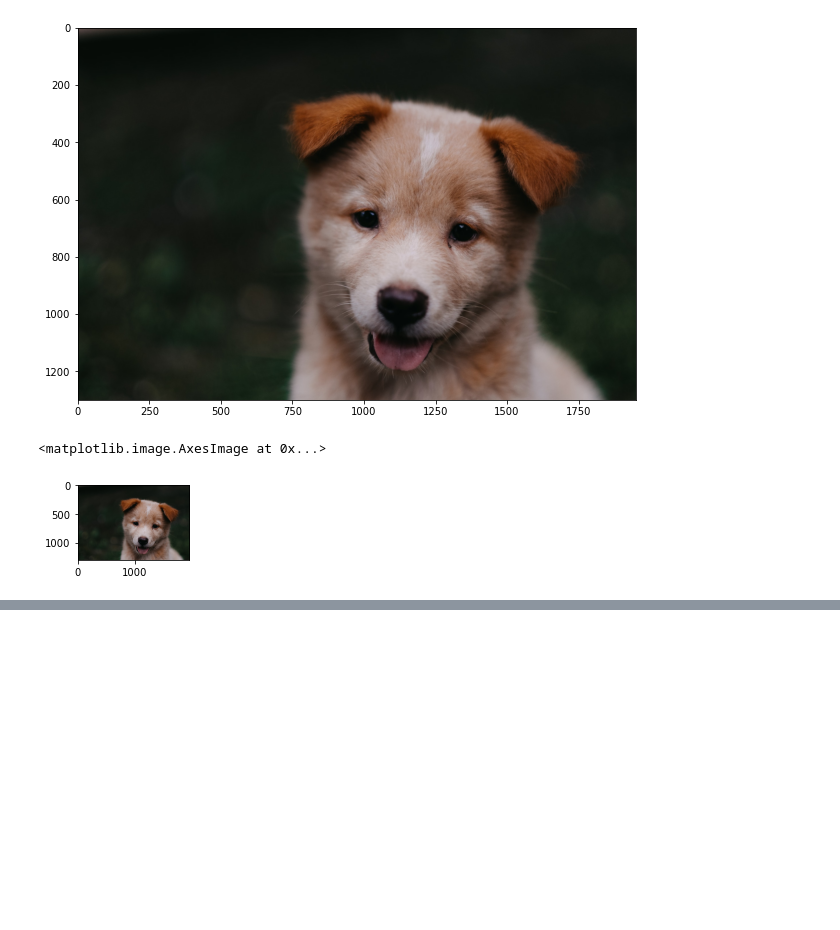
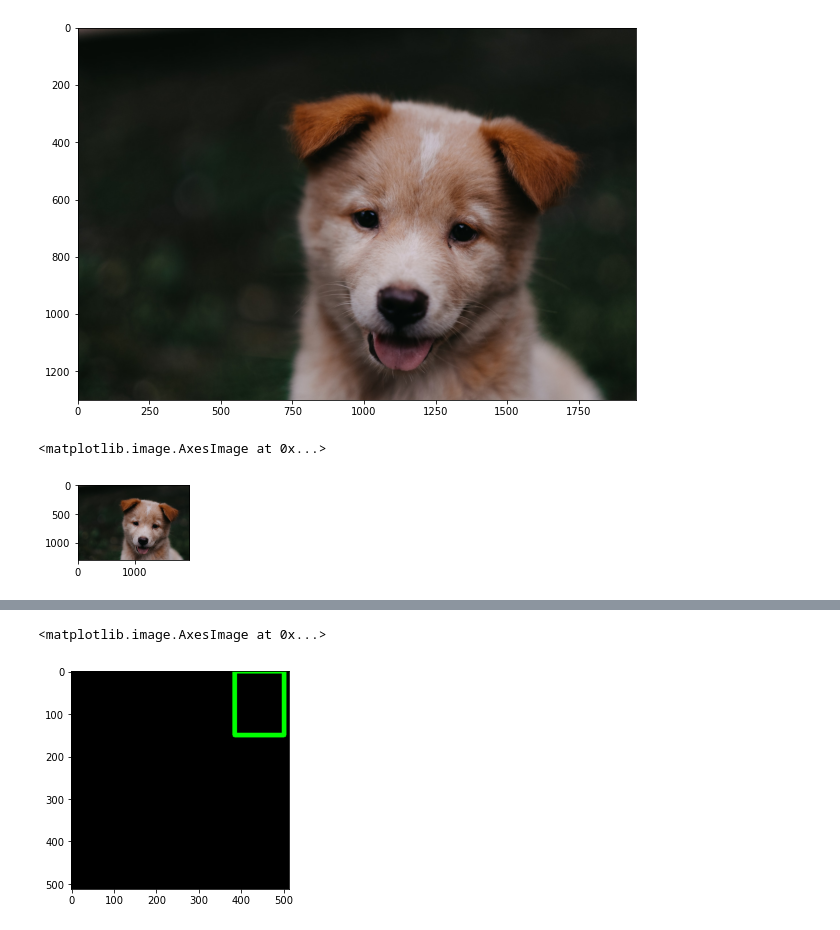
Before and after one commit to Elmiraniz/computer_vision_Udemy_course, a Jupyter notebook: section3.ipynb, the cells around one changed output, grey strips where cells are left out. Drawn from its saved outputs; the diff is of its cells as text; code cells hidden in the pictures; blank space fills up the shorter version.

```diff
--- a/section3.ipynb
+++ b/section3.ipynb
@@ -105,0 +165,5 @@ ax.imshow(fixed_img)
+# %%
+plt.imshow(blank_img)
+# %% [output]
+<matplotlib.image.AxesImage at 0x...>
+[figure, added]
```
Also changed, not shown: parts of 26 cells of this notebook.
